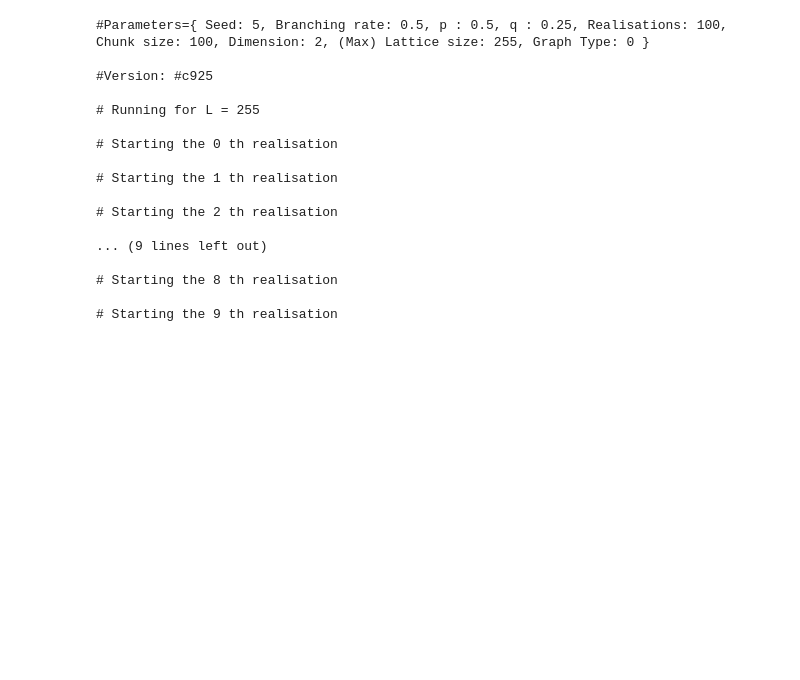
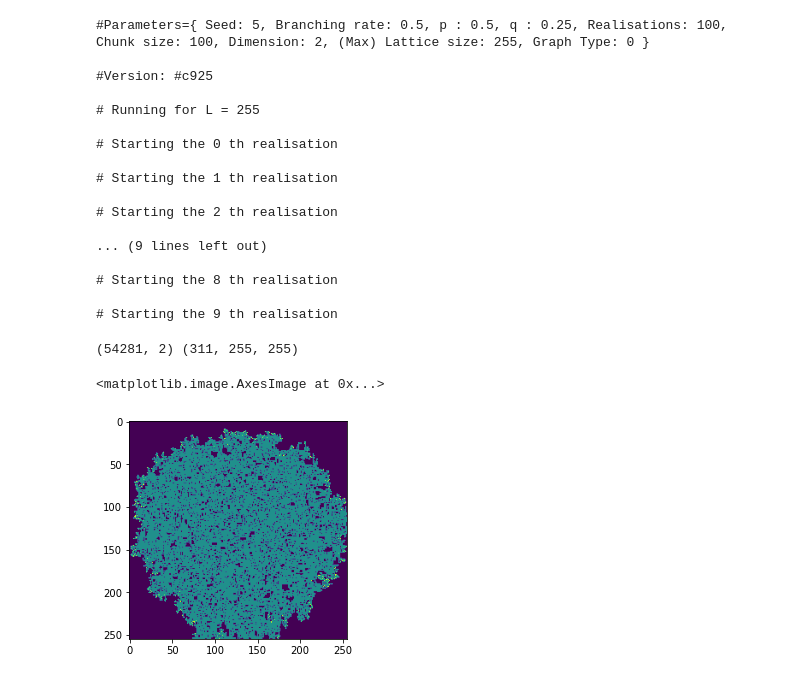
Before and after one commit to Irene-Li/BARW, a Jupyter notebook: BARW/plot_data.ipynb, the cells around one changed output. Cells and saved outputs as stored; diff of their text form; code cells hidden in the pictures; blank space fills up the shorter version.

```diff
--- a/BARW/plot_data.ipynb
+++ b/BARW/plot_data.ipynb
@@ -26,6 +26,8 @@ while n < 10:
             flag = False
         else:
             new_realisation.append(line)
+
+realisations = realisations[:-1]
 # %% [output]
 #Parameters={ Seed: 5, Branching rate: 0.5, p : 0.5, q : 0.25, Realisations: 100, Chunk size: 100, Dimension: 2, (Max) Lattice size: 255, Graph Type: 0 }
 
@@ -91,6 +93,15 @@ def make_movies(evolution, label):
     ani.save("{}_movie_{}.mp4".format(label, i), writer=mywriter)
     plt.close()
 # %%
-for (i, realisation) in enumerate(realisations):
+for (i, realisation) in enumerate(realisations[:1]):
     edges, evolution = extract_evolution(realisation)
-    make_movies(evolution, label)
+    # make_movies(evolution, label)
+# %%
+print(edges.shape, evolution.shape)
+# %% [output]
+(54281, 2) (311, 255, 255)
+# %%
+plt.imshow(evolution[-20])
+# %% [output]
+<matplotlib.image.AxesImage at 0x...>
+[figure, added]
```
Also changed, not shown: parts of 1 cell of this notebook.
